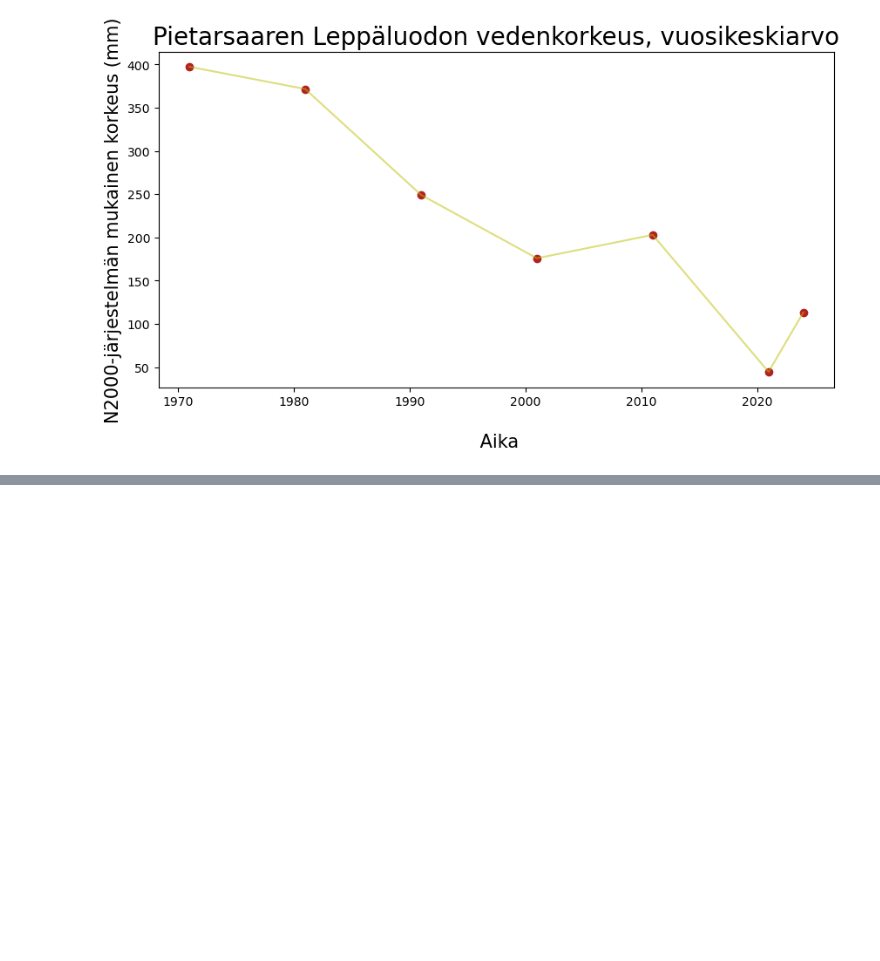
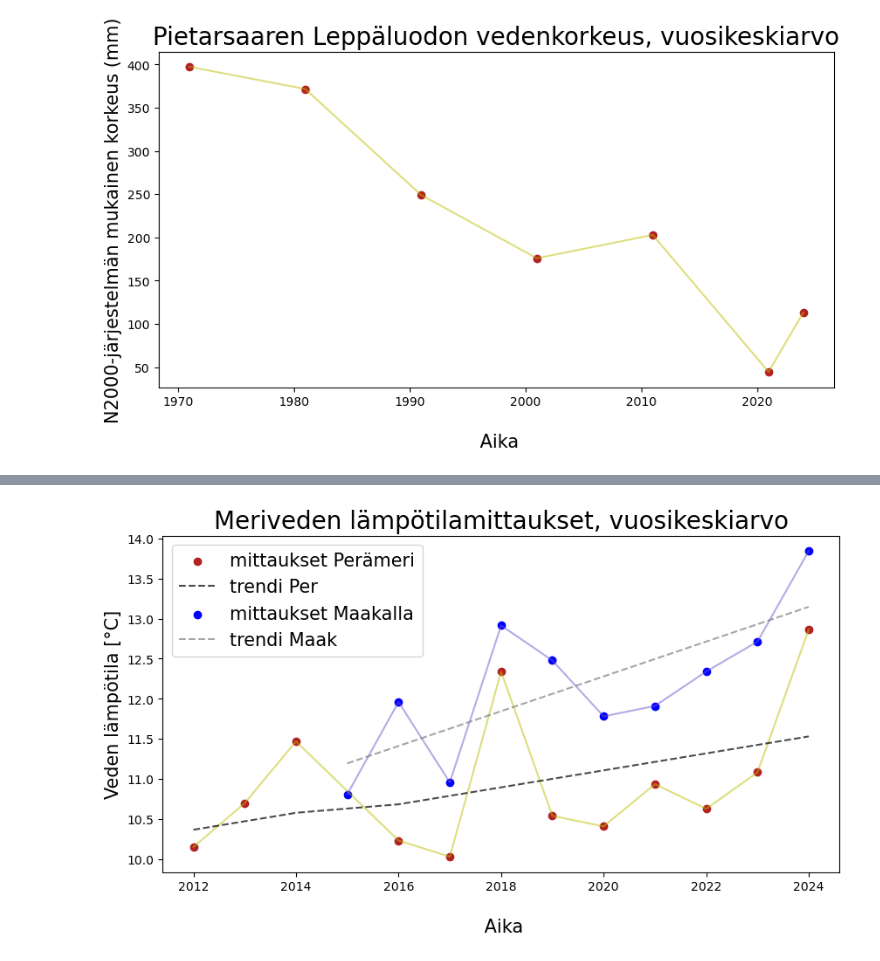
Before and after one commit to opendata-education/Tyopajat, a Jupyter notebook: _sources/harjoitukset/Perameri.ipynb, the cells around one changed output, grey strips where cells are left out. Cells and saved outputs as stored; diff of their text form; code cells hidden in the pictures; blank space fills up the shorter version.

```diff
--- a/_sources/harjoitukset/Perameri.ipynb
+++ b/_sources/harjoitukset/Perameri.ipynb
@@ -267,3 +318,51 @@ plt.show()
+# %%
+# Valitaan tarkasteltava ehto
+
+ehto = "Vuosi"
+
+plt.figure(figsize = (10, 5))
+
+# Perämeren aaltopoiju
+
+KAP = per.groupby([ehto]).mean(numeric_only = True)
+vaaka = per[ehto].unique()
+
+plt.plot(vaaka, KAP["Veden lämpötila [°C]"], c = "y", alpha = 0.5)
+plt.scatter(vaaka, KAP["Veden lämpötila [°C]"], c = "firebrick", label = "mittaukset Perämeri")
+
+# Trendi.
+x = np.arange(len(vaaka))
+y = KAP["Veden lämpötila [°C]"].copy()
+
+# Tästä lukua vaihtamalla voi muuttaa sovitetun yhtälön astetta.
+z = np.polyfit(x, y, 1)
+p = np.poly1d(z)
+plt.plot(vaaka, p(x), c = "black", linestyle = "dashed", label = "trendi Per", alpha = 0.7)
+
+# Kalajoen Maakalla
+
+KAK = maak.groupby([ehto]).mean(numeric_only = True)
+vaaka = maak[ehto].unique()
+
+plt.plot(vaaka, KAK["Veden lämpötila [°C]"], c = "slateblue", alpha = 0.5)
+plt.scatter(vaaka, KAK["Veden lämpötila [°C]"], c = "blue", label = "mittaukset Maakalla")
+
+# Trendi.
+x = np.arange(len(vaaka))
+y = KAK["Veden lämpötila [°C]"].copy()
+
+# Tästä lukua vaihtamalla voi muuttaa sovitetun yhtälön astetta.
+z = np.polyfit(x, y, 1)
+p = np.poly1d(z)
+plt.plot(vaaka, p(x), c = "grey", linestyle = "dashed", label = "trendi Maak", alpha = 0.7)
+
+plt.title("Meriveden lämpötilamittaukset, vuosikeskiarvo", fontsize = 20)
+plt.ylabel("Veden lämpötila [°C]", fontsize = 15)
+plt.xlabel("\n Aika", fontsize = 15)
+plt.legend(fontsize = 15)
+plt.show()
+# %% [output]
+[figure, added]
 # %%
 # Ilman lämpötilat
 
```
Also changed, not shown: parts of 7 cells of this notebook, 28 other files.
